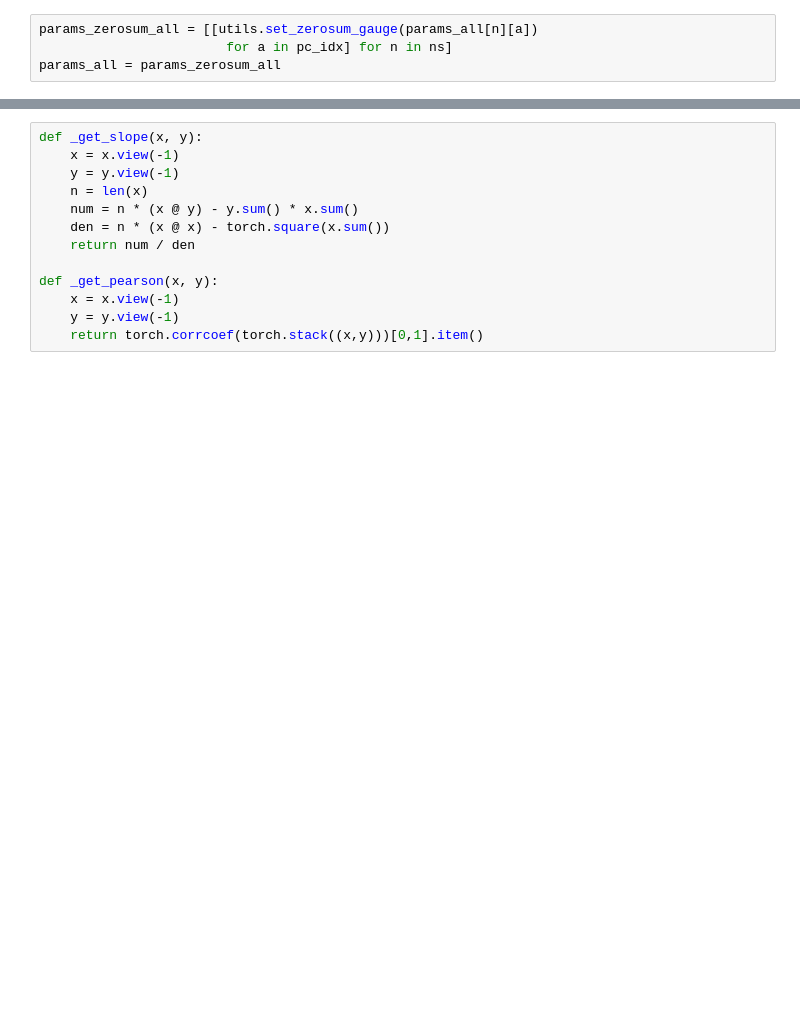
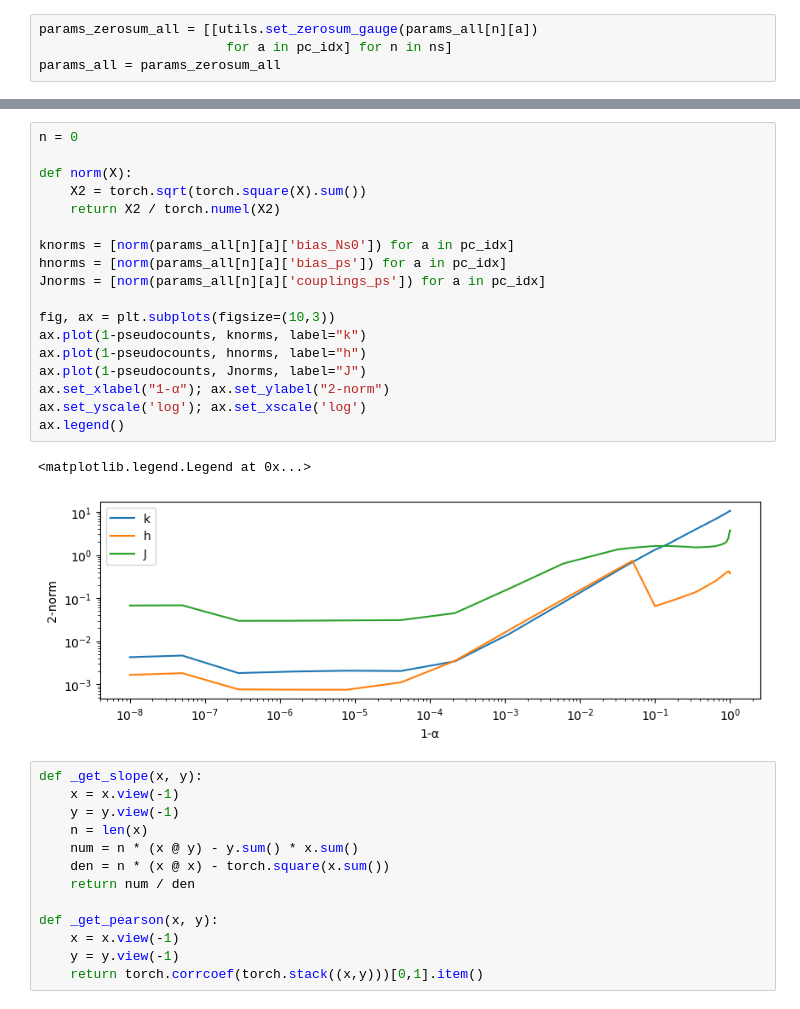
Before and after one commit to stecrotti/Aptamer2025py, a Jupyter notebook: experiments/large_pseudocount.ipynb, the cells around one changed output, grey strips where cells are left out. Saved outputs shown, nothing was run; the diff lists cells and outputs as text; blank space fills up the shorter version.

```diff
--- a/experiments/large_pseudocount.ipynb
+++ b/experiments/large_pseudocount.ipynb
@@ -110,3 +117,24 @@ params_all = params_zerosum_all
+# %%
+n = 0
+
+def norm(X):
+    X2 = torch.sqrt(torch.square(X).sum())
+    return X2 / torch.numel(X2)
+
+knorms = [norm(params_all[n][a]['bias_Ns0']) for a in pc_idx]
+hnorms = [norm(params_all[n][a]['bias_ps']) for a in pc_idx]
+Jnorms = [norm(params_all[n][a]['couplings_ps']) for a in pc_idx]
+
+fig, ax = plt.subplots(figsize=(10,3))
+ax.plot(1-pseudocounts, knorms, label="k")
+ax.plot(1-pseudocounts, hnorms, label="h")
+ax.plot(1-pseudocounts, Jnorms, label="J")
+ax.set_xlabel("1-α"); ax.set_ylabel("2-norm")
+ax.set_yscale('log'); ax.set_xscale('log')
+ax.legend()
+# %% [output]
+<matplotlib.legend.Legend at 0x...>
+[figure, added]
 # %%
 def _get_slope(x, y):
     x = x.view(-1)
```
Also changed, not shown: parts of 1 cell of this notebook.
